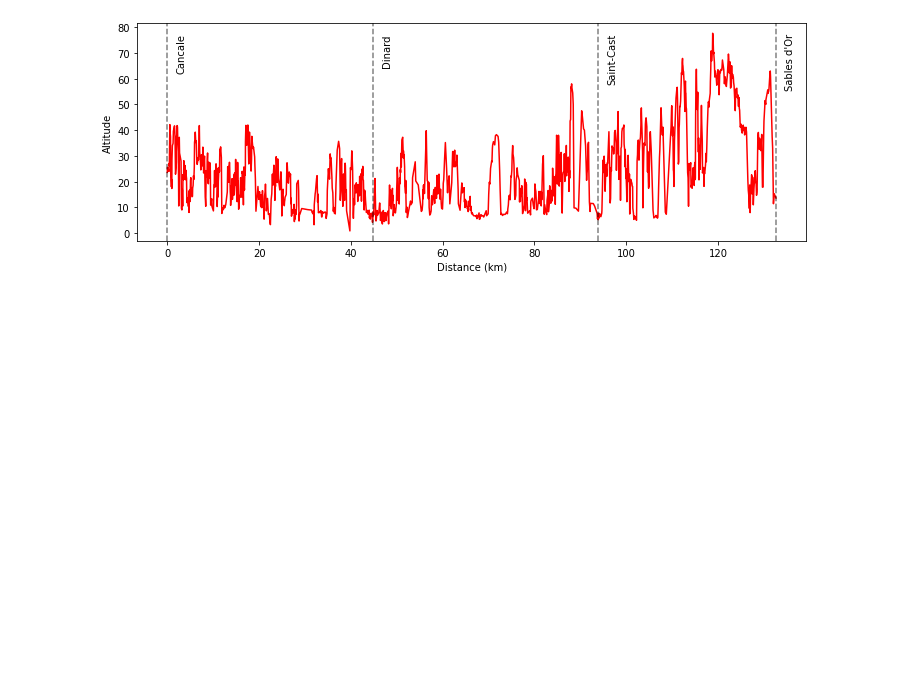
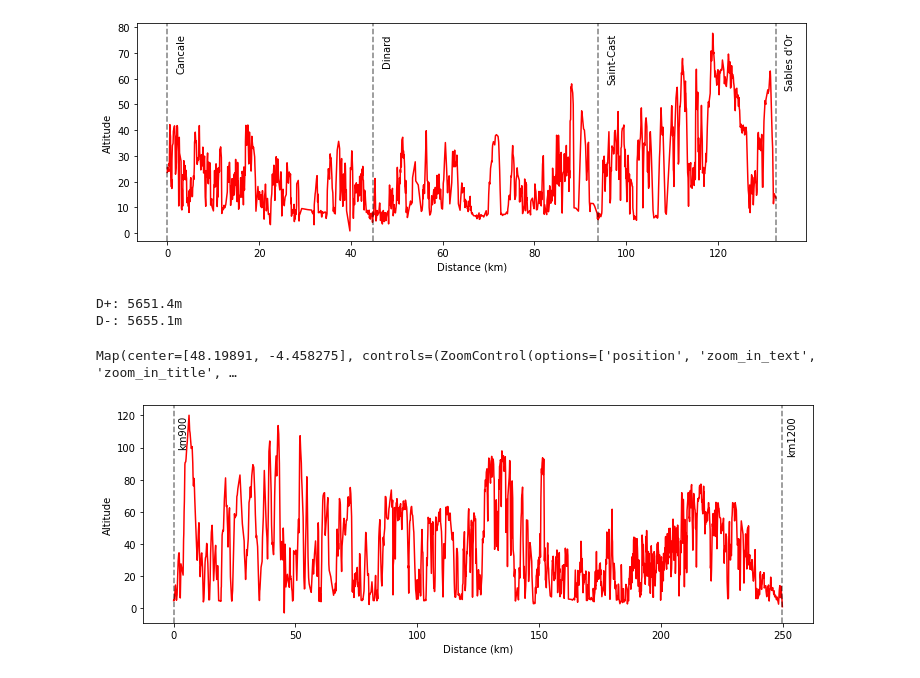
Before and after one commit to rtavenar/trail_off_gr34, a Jupyter notebook: traces.ipynb, the cells around one changed output. Cells and saved outputs as stored; diff of their text form; code cells hidden in the pictures; blank space fills up the shorter version.

```diff
--- a/traces.ipynb
+++ b/traces.ipynb
@@ -10,13 +30,13 @@ import numpy as np
 gpx_file = open('data/GR34_Sentier_des_douaniers.gpx', 'r')
 
 gpx = gpxpy.parse(gpx_file)
-points = [[p.latitude, p.longitude] for p in gpx.tracks[0].segments[0].points]
+all_points = [[p.latitude, p.longitude] for p in gpx.tracks[0].segments[0].points]
 
 # Subset of interest
 idx0 = 245
 indices = [idx0, 750, 1220, 1625]
 places = ["Cancale", "Dinard", "Saint-Cast", "Sables d'Or"]
-points = points[indices[0]:indices[-1]+1]
+points = all_points[indices[0]:indices[-1]+1]
 
 # Shift everything
 indices = [idx - idx0 for idx in indices]
@@ -90,3 +110,64 @@ plt.ylabel("Altitude")
 plt.xlabel("Distance (km)");
 # %% [output]
 [figure]
+# %%
+# Cumulative distances for all points
+point2point_distances = [0] + [distance.distance(all_points[i], all_points[i - 1]).m for i in range(1, len(all_points))]
+cumulative_distances = np.cumsum(point2point_distances)
+
+idx_900 = min([idx for idx in range(len(all_points)) if cumulative_distances[idx] >= 850 * 1000])
+idx_1200 = min([idx for idx in range(len(all_points)) if cumulative_distances[idx] >= 1100 * 1000])
+
+# Subset of interest
+idx0 = idx_900
+indices = [idx0, idx_1200]
+places = ["km900", "km1200"]
+points = all_points[indices[0]:indices[-1]+1]
+
+# Shift everything
+indices = [idx - idx0 for idx in indices]
+
+# Cumulative distances
+point2point_distances = [0] + [distance.distance(points[i], points[i - 1]).m for i in range(1, len(points))]
+cumulative_distances = np.cumsum(point2point_distances)
+
+south = max([p[0] for p in points]) + 1
+north = min([p[0] for p in points]) - 1
+west = min([p[1] for p in points]) - 1
+east = max([p[1] for p in points]) + 1
+center = [(south + north) / 2, (west + east) /2]
+
+m2 = Map(basemap=basemap_to_tiles(basemaps.OpenStreetMap.Mapnik), center=center, zoom=9)
+
+# Draw line
+line = Polyline(locations=points, color="green", fill=False)
+m2.add_layer(line)
+
+# Add markers
+for idx, title in zip(indices, places):
+    marker = Marker(location=points[idx], draggable=False)
+    marker.popup = HTML(title + f" ({cumulative_distances[idx] / 1000:.1f}km)")
+    m2.add_layer(marker)
+
+elevations = get_elevations(points)
+delta_elev = [elevations[i] - elevations[i-1] for i in range(1, len(elevations))]
+
+print(f"D+: {sum([d for d in delta_elev if d > 0]):.1f}m")
+print(f"D-: {sum([-d for d in delta_elev if d < 0]):.1f}m")
+# %% [output]
+D+: 5651.4m
+D-: 5655.1m
+# %%
+m2
+# %% [output]
+Map(center=[48.19891, -4.458275], controls=(ZoomControl(options=['position', 'zoom_in_text', 'zoom_in_title', …
+# %%
+plt.figure(figsize=(12, 4))
+plt.plot(cumulative_distances / 1000, elevations, 'r-')
+for idx, title in zip(indices, places):
+    plt.axvline(x=cumulative_distances[idx] / 1000, color='k', linestyle='--', alpha=.5)
+    plt.text(x=cumulative_distances[idx] / 1000 + 2, y=np.max(elevations), s=title, rotation=90, verticalalignment='top')
+plt.ylabel("Altitude")
+plt.xlabel("Distance (km)");
+# %% [output]
+[figure, added]
```
Also changed, not shown: parts of 1 cell of this notebook.
